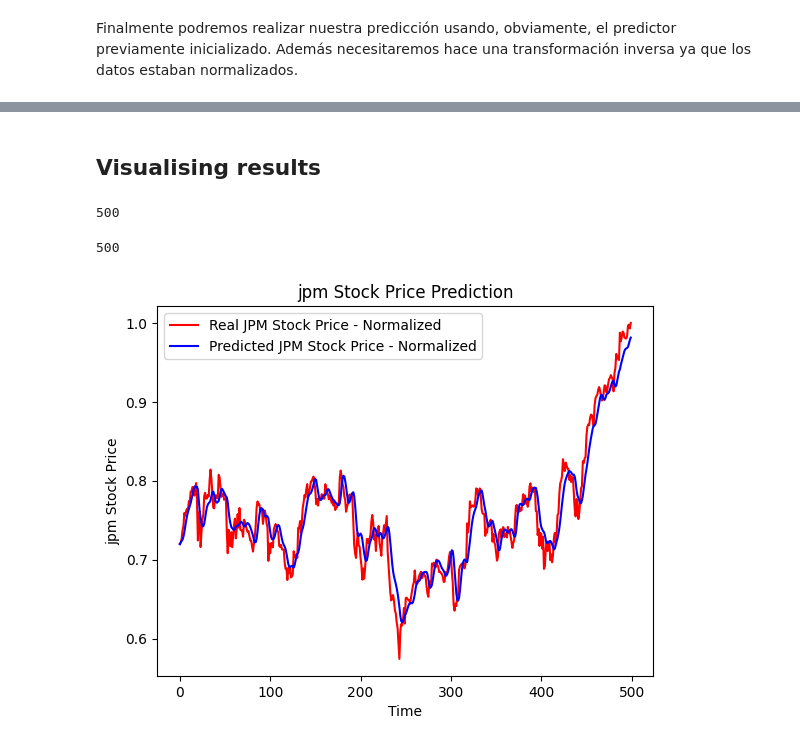
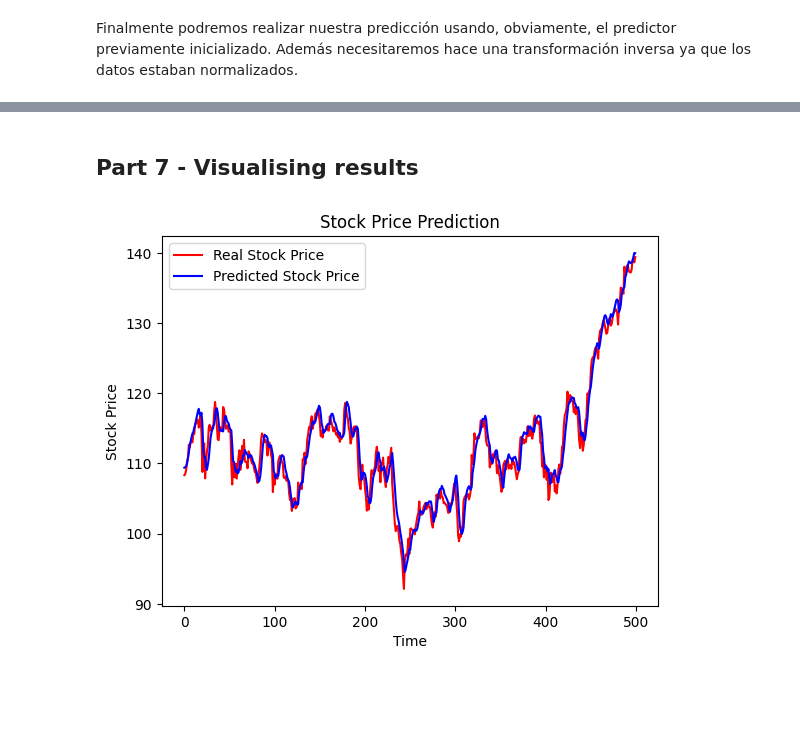
Before and after one commit to simonians/tesis-econom-a, a Jupyter notebook: forcasting_using_LSTM.ipynb, the cells around one changed output, grey strips where cells are left out. Saved outputs shown, nothing was run; the diff lists cells and outputs as text; code cells hidden in the pictures; blank space fills up the shorter version.

```diff
--- a/forcasting_using_LSTM.ipynb
+++ b/forcasting_using_LSTM.ipynb
@@ -334,0 +562,15 @@ for i in range(len(jpm_final_normalizated)-500, len(jpm_final_normalizated)):
+# %%
+def get_real_prices(test_df, ticker_name, scaler):
+  normalizated_df = scaler.transform(test_df)
+  df = test_df.loc[:, ['Close_Price_%s' % ticker_name]]
+  return np.array(df).flatten(), normalizated_df[:,0]
+# %%
+real_stock_prices, real_stock_prices_normalizated = get_real_prices(test_df, "JPM", input_scaler)
+# %%
+def get_df_predicted_vs_real(list_of_real_prices, list_of_predicted_prices, normalizated=False):
+  if normalizated:
+    return pd.DataFrame({'Real price normalizated': list_of_real_prices, 'Predicted Price normalizated': list_of_predicted_prices})
+  else:
+    return pd.DataFrame({'Real price': list_of_real_prices, 'Predicted Price': list_of_predicted_prices})
+# %%
+predicted_vs_real = get_df_predicted_vs_real(real_stock_prices, predicted_stock_prices)
@@ -335,20 +595,12 @@ for i in range(len(jpm_final_normalizated)-500, len(jpm_final_normalizated)):
 # %% [markdown]
-## Visualising results
+## Part 7 - Visualising results
-# %%
-len(predicted_stock_prices)
-# %% [output]
-500
-# %%
-len(real_normalized_stock_prices)
-# %% [output]
-500
 # %%
-plt.plot(real_normalized_stock_prices, color = 'red', label = 'Real JPM Stock Price - Normalized')
-plt.plot(predicted_stock_prices, color = 'blue', label = 'Predicted JPM Stock Price - Normalized')
-plt.title('jpm Stock Price Prediction')
+plt.plot(predicted_vs_real['Real price'], color = 'red', label = 'Real Stock Price')
+plt.plot(predicted_vs_real['Predicted Price'], color = 'blue', label = 'Predicted Stock Price')
+plt.title('Stock Price Prediction')
 plt.xlabel('Time')
-plt.ylabel('jpm Stock Price')
+plt.ylabel('Stock Price')
 plt.legend()
 plt.show()
 # %% [output]
-[figure, old version]
+[figure, new version]
```
Also changed, not shown: parts of 95 cells of this notebook.
